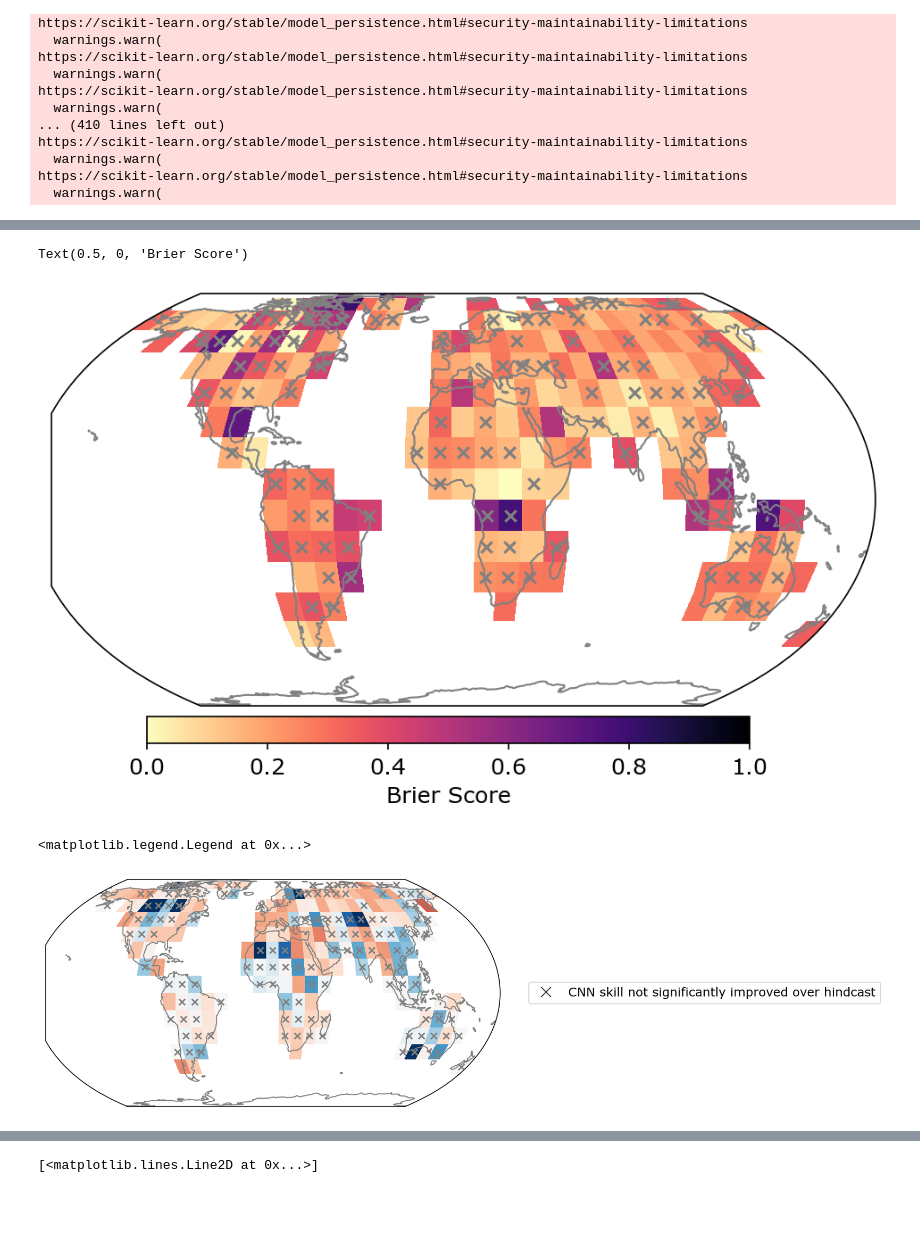
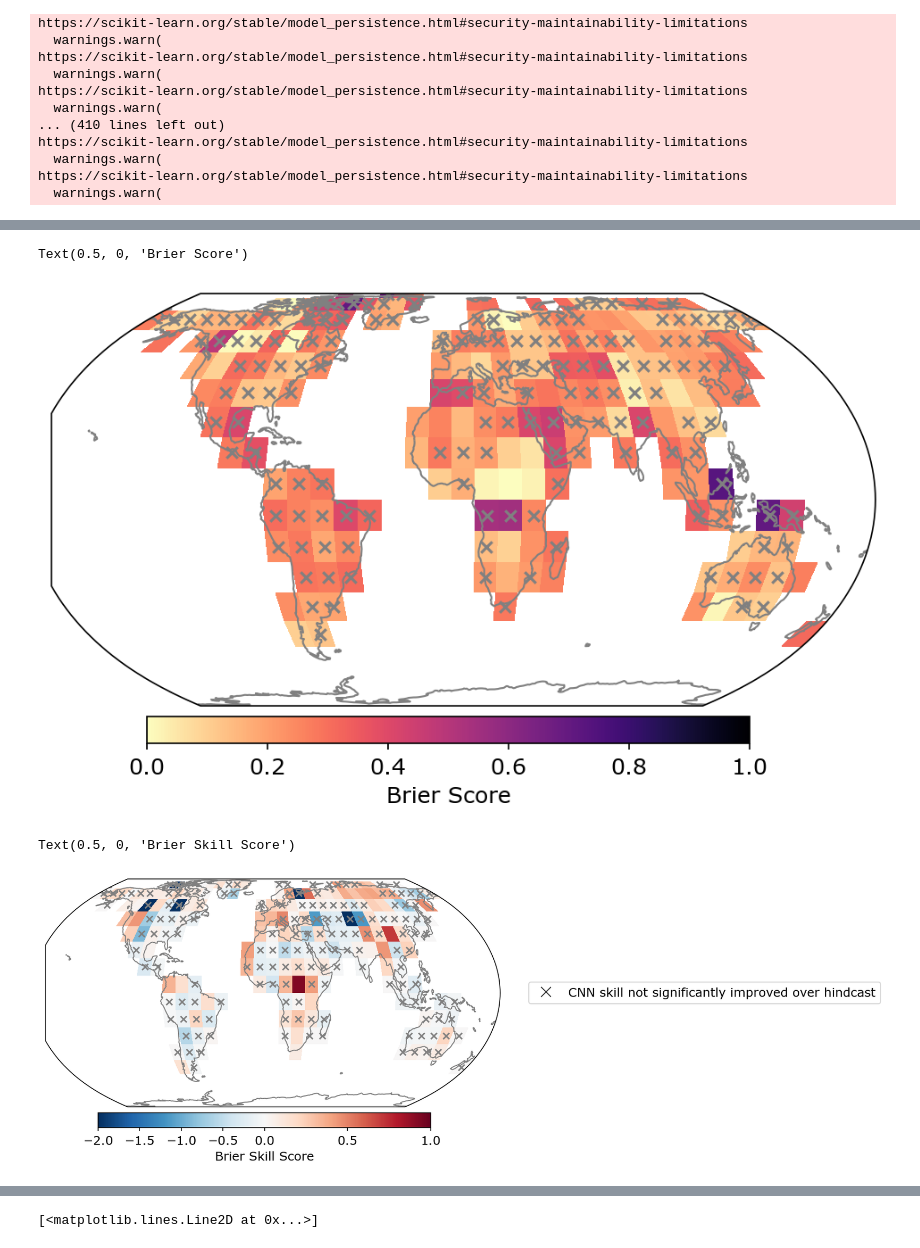
Before and after one commit to emily-gordy/predictability-emergence, a Jupyter notebook: ObsPredictMetrics.ipynb, the cells around one changed output, grey strips where cells are left out. Saved outputs shown, nothing was run; the diff lists cells and outputs as text; code cells hidden in the pictures; blank space fills up the shorter version.

```diff
--- a/ObsPredictMetrics.ipynb
+++ b/ObsPredictMetrics.ipynb
@@ -68,12 +68,13 @@ experiment_era_obs = [1970,2025]
 baselineera_obs = [1950,1980]
 
 inputlength = 10
-outputavgtime = 10
+outputavgtime = 5
 # data params
 outres = 10
 timerange = [1900,2100]
 filefront = "MPI_"
 modelfilefront = "MPI_recordtemp_"
+annmodelfilefront = "MPI_recordtemp_nosst"
 inres = 4
 inputvar = 'tos'
 outputvar = 'tas'
@@ -195,12 +196,13 @@ def bb(forecast1,forecast2,verification,autocorr,nboots):
     return fdiff,fbss
 # %%
 nboots = 500
-autocorr = 10
+autocorr = 5
 
 obsnull = np.empty((len(AllObs.output_lat),len(AllObs.output_lon)))+np.nan
 obsaccuracy = np.empty((len(AllObs.output_lat),len(AllObs.output_lon)))+np.nan
 hindcastaccuracy = np.empty((len(AllObs.output_lat),len(AllObs.output_lon)))+np.nan
 obsaccuracy_climo = np.empty((len(AllObs.output_lat),len(AllObs.output_lon)))+np.nan
+obsaccuracy_ann = np.empty((len(AllObs.output_lat),len(AllObs.output_lon)))+np.nan
 
 obsprecision = np.empty((len(AllObs.output_lat),len(AllObs.output_lon)))+np.nan
 obsprecision_climo = np.empty((len(AllObs.output_lat),len(AllObs.output_lon)))+np.nan
@@ -208,12 +210,15 @@ hindcastprecision = np.empty((len(AllObs.output_lat),len(AllObs.output_lon)))+np
 
 obs_bs = np.empty((len(AllObs.output_lat),len(AllObs.output_lon)))+np.nan
 obs_bs_climo = np.empty((len(AllObs.output_lat),len(AllObs.output_lon)))+np.nan
+obs_bs_ann = np.empty((len(AllObs.output_lat),len(AllObs.output_lon)))+np.nan
 hindcast_bs = np.empty((len(AllObs.output_lat),len(AllObs.output_lon)))+np.nan
 
 obsaccuracy_bb = np.empty((nboots,len(AllObs.output_lat),len(AllObs.output_lon)))+np.nan
 obs_bs_bb = np.empty((nboots,len(AllObs.output_lat),len(AllObs.output_lon)))+np.nan
 obsclimo_bs_bb = np.empty((nboots,len(AllObs.output_lat),len(AllObs.output_lon)))+np.nan
 obsclimo_acc_bb = np.empty((nboots,len(AllObs.output_lat),len(AllObs.output_lon)))+np.nan
+obs_ann_bs_bb = np.empty((nboots,len(AllObs.output_lat),len(AllObs.output_lon)))+np.nan
+obs_ann_acc_bb = np.empty((nboots,len(AllObs.output_lat),len(AllObs.output_lon)))+np.nan
 
 allobspredictions = np.empty((len(AllObs.output_lat),len(AllObs.output_lon),lenobs))+np.nan
 allMPIpredictions = np.empty((len(AllObs.output_lat),len(AllObs.output_lon),lenobs))+np.nan
@@ -241,6 +246,7 @@ for ilat,lat in enumerate(AllObs.output_lat):
             bestseeds = helpers.get_best_files(filelist,n_best)
             # obsinput,obsinputgmt,obsinputpriorrecord,obsoutput = AllObs.obs_histrecordmax(experiment_era_obs,baselineera_obs,inputlength,outputavgtime,lat,lon)
             obsinput,obsinputgmt,obsinputpriorrecord,obsoutput = AllObs.obs_recordmax_withrecordmax(experiment_era_obs,baselineera_obs,inputlength,outputavgtime,lat,lon)
+            # obs_persistence = AllObs.obs_persistence_recordmax(experiment_era_obs,baselineera_obs,inputlength,outputavgtime,lat,lon)
 
             obsinput_t = torch.tensor(obsinput,dtype=torch.float32)
             obsinputgmt_t = torch.tensor(obsinputgmt,dtype=torch.float32)
@@ -257,6 +263,7 @@ for ilat,lat in enumerate(AllObs.output_lat):
             obsnull[ilat,ilon] = np.max([np.mean(obsoutput),1-np.mean(obsoutput)])
 
             obspredall = np.empty((3,len(obsinputgmt)))
+            obspredall_ann = np.empty((3,len(obsinputgmt)))
             obspredclimo = np.empty((3,len(obsinputgmt)))
 
             for iseed,seed in enumerate(bestseeds):
@@ -267,13 +274,21 @@ for ilat,lat in enumerate(AllObs.output_lat):
                 cnn.load_state_dict(torch.load(loadfile,map_location=torch.device('cpu'), weights_only=False))
                 cnn.to(device)
 
+                annloadfile = "models/"+annmodelfilefront+"avgtime_"+str(outputavgtime)+"_allssps_lat_"+str(lat)+"_lon_"+str(lon)+"_seed_"+str(seed)+".pt"
+                ann = buildmodel.ANNclassifier(obsinputvectors_t, 2).to('cpu')
+                ann.load_state_dict(torch.load(annloadfile,map_location=torch.device('cpu'), weights_only=False))
+                ann.to(device)
+
                 with torch.no_grad():
                     cnn.eval()
+                    ann.eval()
                     obspred = cnn(obsinput_t.to(device), obsinputvectors_t.to(device)).cpu().numpy()
                     obspred_climo = cnn(obsinput_sstclimo.to(device), obsinputvectors_t.to(device)).cpu().numpy()
+                    obspred_ann = ann(obsinputvectors_t.to(device)).cpu().numpy()
 
                 obspredall[iseed] = obspred[:,1]
                 obspredclimo[iseed] = obspred_climo[:,1]
+                obspredall_ann[iseed] = obspred_ann[:,1]
 
             obspredavg = np.mean(obspredall,axis=0)
             obspredclass = np.round(obspredavg)
@@ -281,14 +296,20 @@ for ilat,lat in enumerate(AllObs.output_lat):
             obspredavg_climo = np.mean(obspredclimo,axis=0)
             obspredclass_climo = np.round(obspredavg_climo)
 
+            obspredavg_ann = np.mean(obspredall_ann,axis=0)
+            obspredclass_ann = np.round(obspredavg_ann)
+
             obsaccuracy[ilat,ilon] = np.mean(obsoutput==obspredclass)
             obsaccuracy_climo[ilat,ilon] = np.mean(obsoutput==obspredclass_climo)
+            obsaccuracy_ann[ilat,ilon] = np.mean(obsoutput==obspredclass_ann)
 
             obsprecision[ilat,ilon] = helpers.precision(obspredclass,obsoutput,1)
             obsprecision_climo[ilat,ilon] = helpers.precision(obspredclass_climo,obsoutput,1)
+            # obs_persistence_bs[ilat,ilon] = helpers.brierscore(obsoutput,obs_persistence)
 
             obs_bs[ilat,ilon] = helpers.brierscore(obspredavg.squeeze(),obsoutput.squeeze())
             obs_bs_climo[ilat,ilon] = helpers.brierscore(obspredavg_climo.squeeze(),obsoutput.squeeze())
+            obs_bs_ann[ilat,ilon] = helpers.brierscore(obspredavg_ann.squeeze(),obsoutput.squeeze())
 
             if lat<0:
                 MPIhindcast_maxdistribution = np.max(np.sort(alldata_forecasts[:,:,1:outputavgtime+1,ilat,ilon],axis=1),axis=2)
@@ -308,7 +329,6 @@ for ilat,lat in enumerate(AllObs.output_lat):
             MPIconfs = MPIconfs/100
             MPIpredclass = np.round(MPIconfs)
 
-
             hindcastaccuracy[ilat,ilon] = np.mean(obsoutput==MPIpredclass)
             hindcast_bs[ilat,ilon] = helpers.brierscore(MPIconfs.squeeze(),obsoutput.squeeze())
             hindcastprecision[ilat,ilon] = helpers.precision(MPIpredclass,obsoutput,1)
@@ -325,6 +345,9 @@ for ilat,lat in enumerate(AllObs.output_lat):
 
             obsclimo_acc_bb[:,ilat,ilon],obsclimo_bs_bb[:,ilat,ilon] = bb(
                 obspredavg,obspredavg_climo,obsoutput,autocorr,nboots)
+
+            obs_ann_acc_bb[:,ilat,ilon],obs_ann_bs_bb[:,ilat,ilon] = bb(
+                obspredavg,obspredavg_ann,obsoutput,autocorr,nboots)
 
             correct_A = (obsoutput == obspredclass)
             correct_B = (obsoutput == MPIpredclass)
@@ -402,30 +425,30 @@ cbar = plt.colorbar(c1,cax,orientation='horizontal')
 cbar.ax.set_xlabel("Brier Score")
 # %% [output]
 Text(0.5, 0, 'Brier Score')
-[figure, old version]
+[figure, new version]
 # %%
 lonsig_climo = lonmesh[0>=np.percentile(obsclimo_bs_bb,10,axis=0)]
 latsig_climo = latmesh[0>=np.percentile(obsclimo_bs_bb,10,axis=0)]
 
 plt.figure(figsize=(9,4))
 ax=plt.subplot(1,1,1,projection=ccrs.EqualEarth())
-c1=ax.pcolormesh(lonvec+5,latvec+5,1-(obs_bs/obs_bs_climo),vmin=-1.5,vmax=1.5,cmap="RdBu_r",transform=ccrs.PlateCarree())
+c1=ax.pcolormesh(lonvec+5,latvec+5,1-(obs_bs/obs_bs_climo),norm=norm,cmap="RdBu_r",transform=ccrs.PlateCarree())
 ax.scatter(lonsig_climo,latsig_climo,marker='x',transform=ccrs.PlateCarree(),color='grey')
 ax.coastlines(color='grey')
-
+norm = colors.TwoSlopeNorm(vmin=-2, vcenter=0, vmax=1)
 dot_handle = mlines.Line2D([], [], color='xkcd:dark gray', marker='x', linestyle='None',
                            markersize=10, label='CNN skill not significantly improved over hindcast')
 
 ax.legend(
     handles=[dot_handle, ],
     loc='center left',             # Anchor the left edge of the legend box
     bbox_to_anchor=(1.05, 0.5),    # Position it just past the right edge (1.0) of the map
     frameon=True
 )
 
-# cax = plt.axes((0.96,0.1,0.02,0.8))
-# cbar = plt.colorbar(c1,cax)
-# cbar.ax.set_ylabel("Brier Skill Score")
+cax = plt.axes((0.25,0.04,0.5,0.05))
+cbar = plt.colorbar(c1,cax,orientation='horizontal')
+cbar.ax.set_xlabel("Brier Skill Score")
 # %% [output]
-<matplotlib.legend.Legend at 0x...>
+Text(0.5, 0, 'Brier Skill Score')
-[figure, old version]
+[figure, new version]
```
Also changed, not shown: parts of 5 cells of this notebook, 7 other files.
